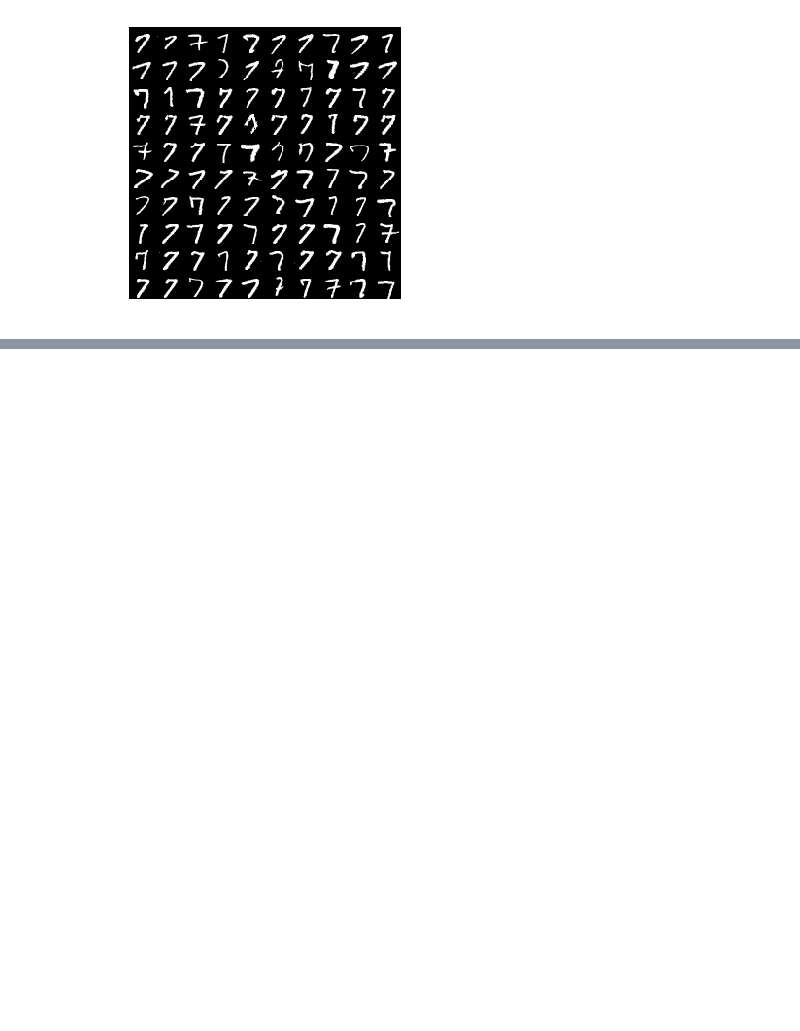
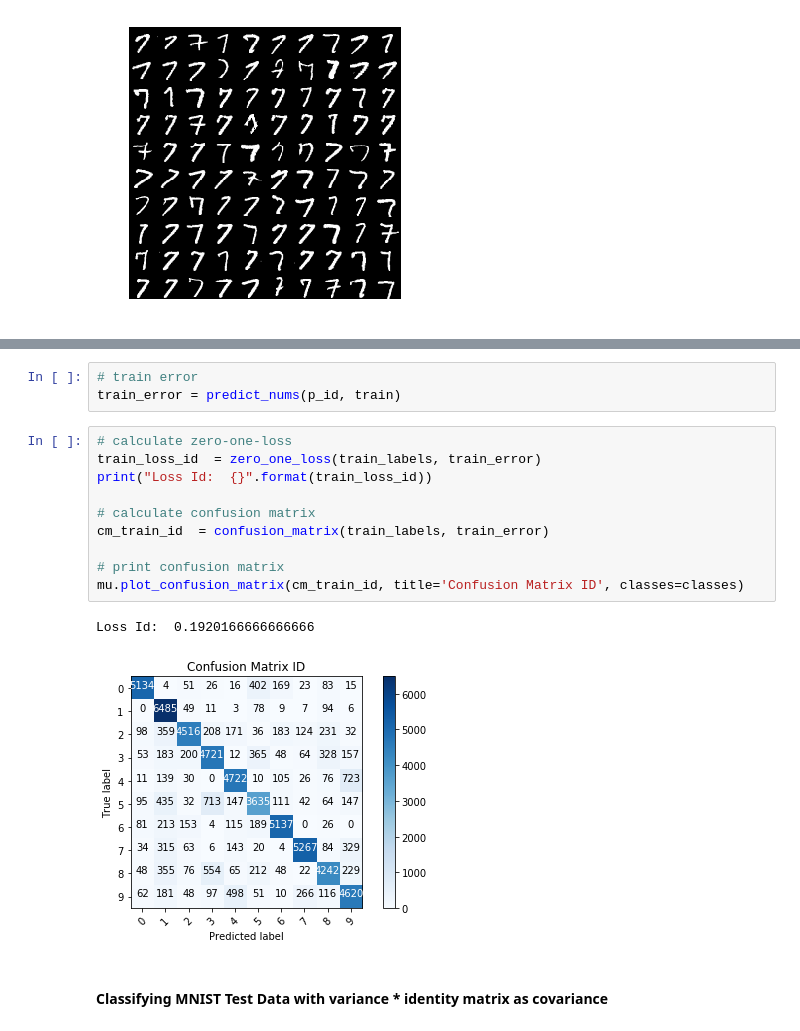
Before and after one commit to mlhhu2017/identifyDigit, a Jupyter notebook: cornelius/gaussian_classifier.ipynb, the cells around one changed output, grey strips where cells are left out. Saved outputs shown, nothing was run; the diff lists cells and outputs as text; blank space fills up the shorter version.

```diff
--- a/cornelius/gaussian_classifier.ipynb
+++ b/cornelius/gaussian_classifier.ipynb
@@ -51,0 +99,18 @@ mu.show_nums(np.array(mys), xsize=5, ysize=5)
+# %%
+# train error
+train_error = predict_nums(p_id, train)
+# %%
+# calculate zero-one-loss
+train_loss_id  = zero_one_loss(train_labels, train_error)
+print("Loss Id:  {}".format(train_loss_id))
+
+# calculate confusion matrix
+cm_train_id  = confusion_matrix(train_labels, train_error)
+
+# print confusion matrix
+mu.plot_confusion_matrix(cm_train_id, title='Confusion Matrix ID', classes=classes)
+# %% [output]
+Loss Id:  0.1920166666666666
+[figure, added]
+# %% [markdown]
+#### Classifying MNIST Test Data with variance * identity matrix as covariance
```
Also changed, not shown: parts of 31 cells of this notebook.
